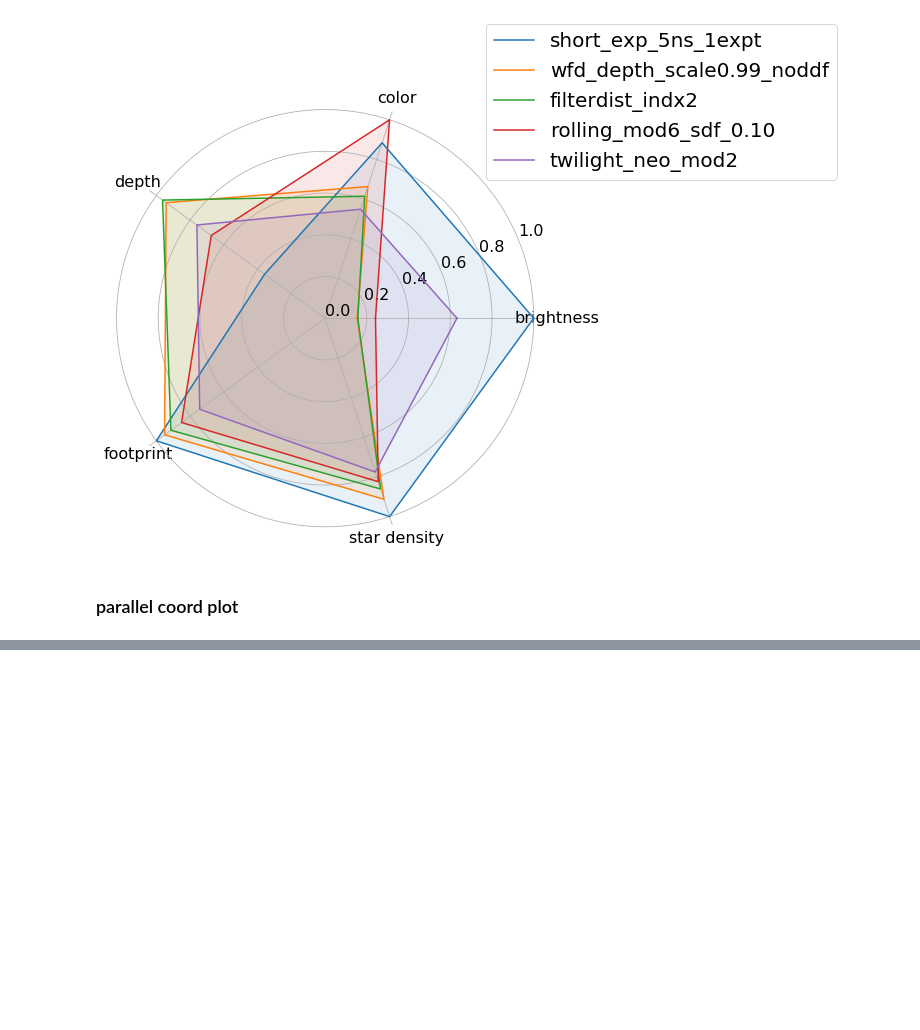
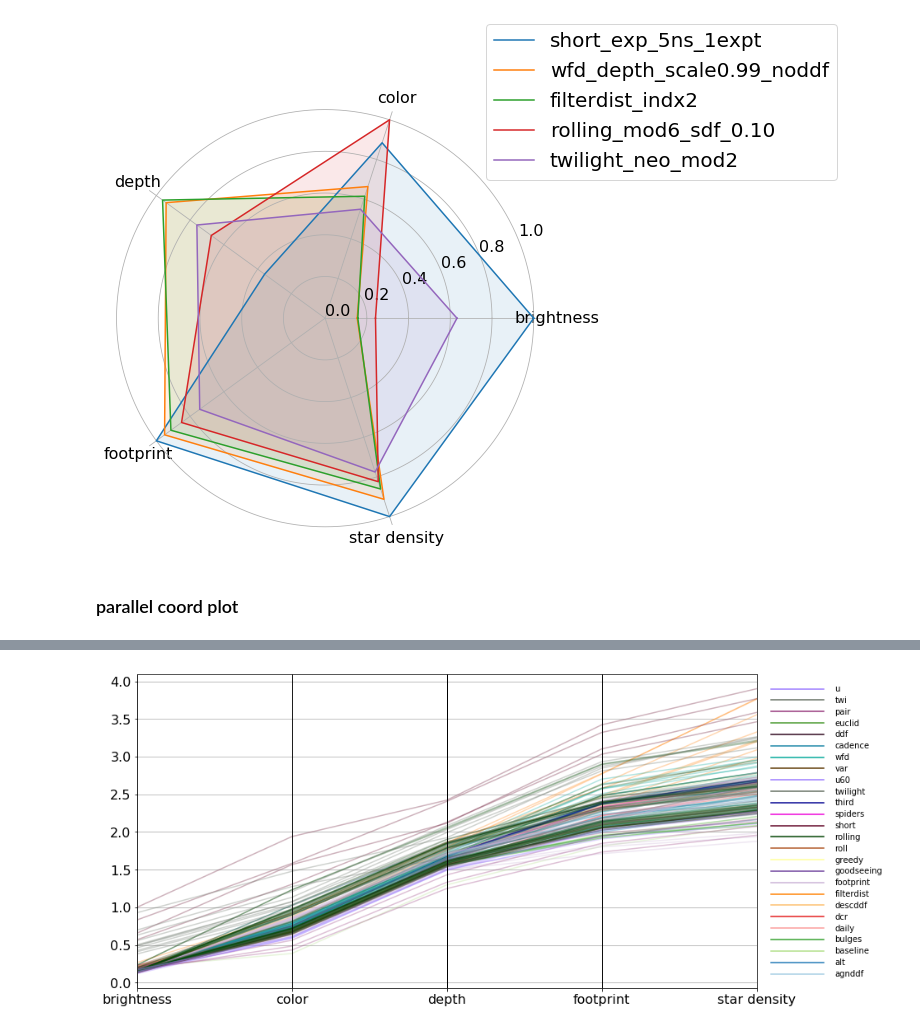
Before and after one commit to fedhere/LSSTunknowns, a Jupyter notebook: tdAnom/plot_radar_parallel.ipynb, the cells around one changed output, grey strips where cells are left out. Cells and saved outputs as stored; diff of their text form; code cells hidden in the pictures; blank space fills up the shorter version.

```diff
--- a/tdAnom/plot_radar_parallel.ipynb
+++ b/tdAnom/plot_radar_parallel.ipynb
@@ -348,0 +381,34 @@ for i,c in enumerate(family2color):
+# %%
+df_radar_cum = df_radar.copy()
+# %%
+df_radar_cum['color'] += df_radar_cum['brightness']
+
+df_radar_cum['depth'] += df_radar_cum['color']
+
+df_radar_cum['footprint'] += df_radar_cum['depth']
+
+df_radar_cum['star density'] += df_radar_cum['footprint']
+# %%
+fig = plt.figure(figsize=(15,7))
+#pl.rcParams["font.size"] = 20
+gs = fig.add_gridspec(1, 10)
+ax = fig.add_subplot(gs[0, :9])
+#FoMvars = ['FoM_tgaps', 'FoM_depth', 'FoM_EG', 'FoM_Gal',]
+FoMvars = ['brightness', 'color', 'depth', 'footprint', 'star density']
+
+
+ax = pd.plotting.parallel_coordinates(
+    df_radar_cum, "db", FoMvars, color=colorlist, alpha=0.3,)
+
+plt.xticks([0,1,2,3,4], labels=["brightness", "color", "depth", "footprint", "star density"],)
+#           fontsize=20)
+ax.legend().remove()
+ax = fig.add_subplot(gs[0, 9:])
+for i,c in enumerate(family2color):
+    ax.plot([0, 1], [i,i], color=family2color[c], alpha=1)
+    ax.text(1.2, i, c, ha="left", va='center')
+    ax.axis('off')
+
+plt.savefig('figures/opsimParallelCoord_cum.pdf')
+# %% [output]
+[figure, added]
```
Also changed, not shown: parts of 4 cells of this notebook, 3 other files.
